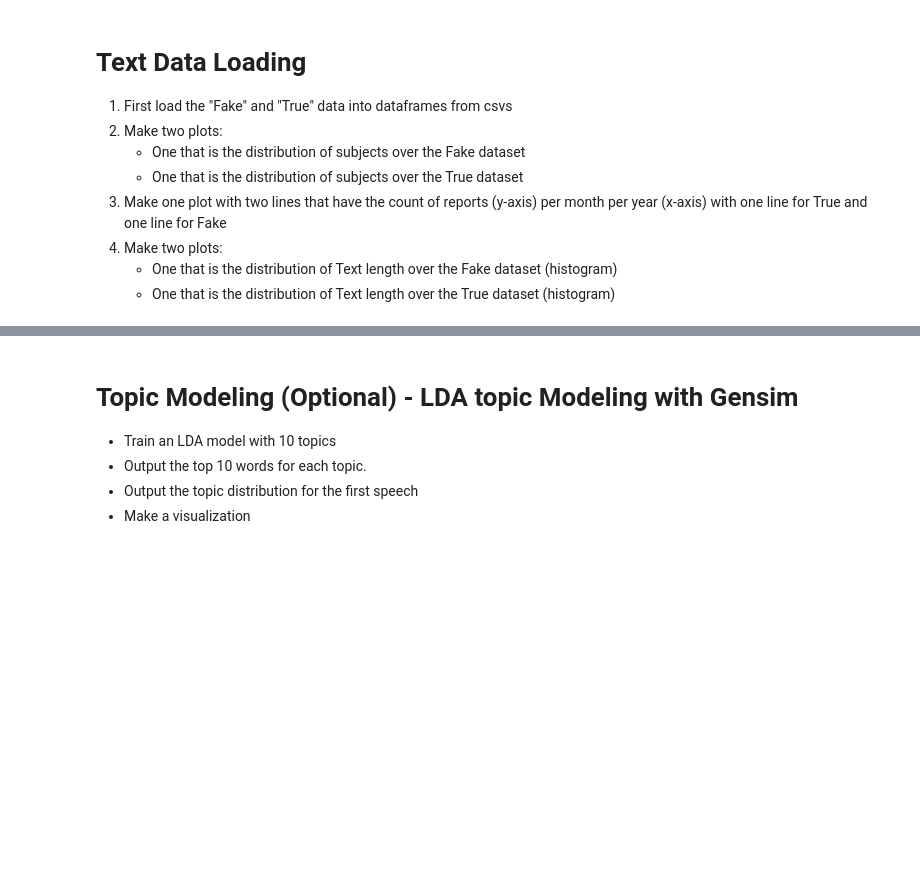
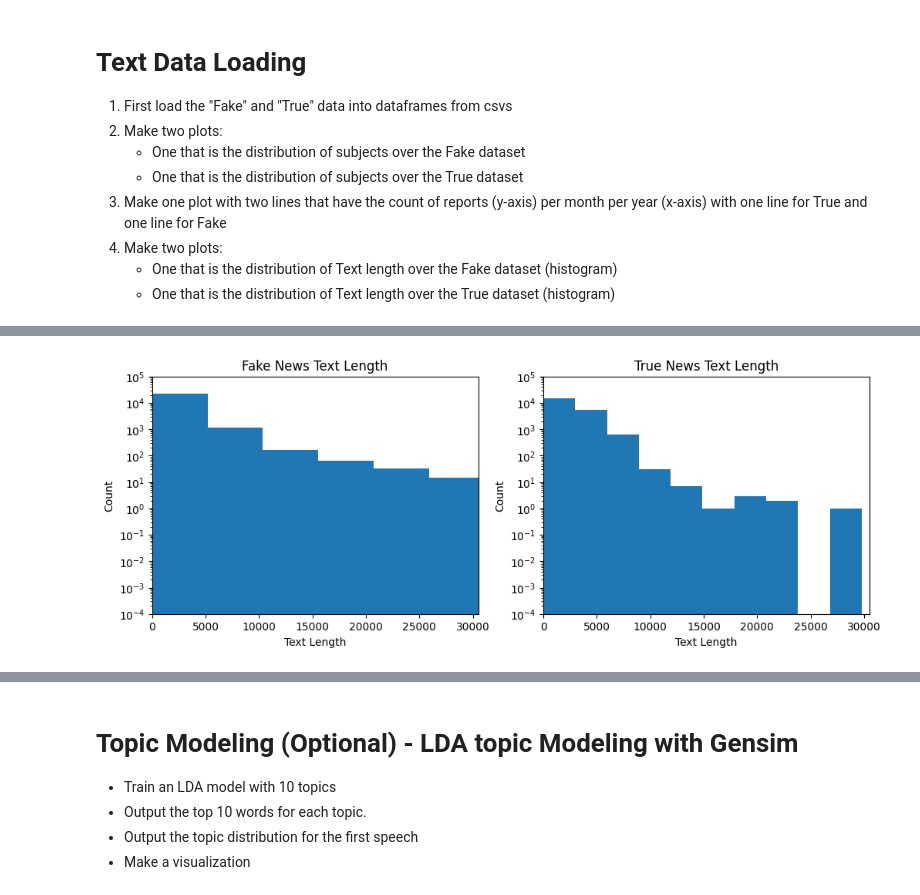
Before and after one commit to berkeley-stat159/fall-2025, a Jupyter notebook: lab/lab10/lab10.ipynb, the cells around one changed output, grey strips where cells are left out. Cells and saved outputs as stored; diff of their text form; code cells hidden in the pictures; blank space fills up the shorter version.

```diff
--- a/lab/lab10/lab10.ipynb
+++ b/lab/lab10/lab10.ipynb
@@ -30,3 +79,29 @@ real = pd.read_csv("fake-and-real-news-dataset/True.csv")
+# %%
+fake["Text Length"] = fake["text"].apply(len)
+real["Text Length"] = real["text"].apply(len)
+# %%
+# plots - are fake news articles significantly shorter than real news?
+fig, ax = plt.subplots(ncols=2, figsize=(12,4))
+# plot values
+fake["Text Length"].plot(kind="hist", ax=ax[0])
+real["Text Length"].plot(kind="hist", ax=ax[1])
+# add titles, clean up axes
+ax[0].set_title("Fake News Text Length")
+ax[0].set_xlabel("Text Length")
+ax[0].set_ylabel("Count")
+ax[0].set_yscale("log")
+ax[0].set_ylim(0.0001,1e5)
+ax[0].set_xlim(0, 30500)
+
+ax[1].set_title("True News Text Length")
+ax[1].set_xlabel("Text Length")
+ax[1].set_ylabel("Count")
+ax[1].set_yscale("log")
+ax[1].set_ylim(0.0001,1e5)
+ax[1].set_xlim(0, 30500)
+plt.show()
+# %% [output]
+[figure, added]
 # %% [markdown]
 # Text Data Processing with SpaCy - Tokenization, Lemmatization, Word Frequency
 
```
Also changed, not shown: parts of 24 cells of this notebook.
